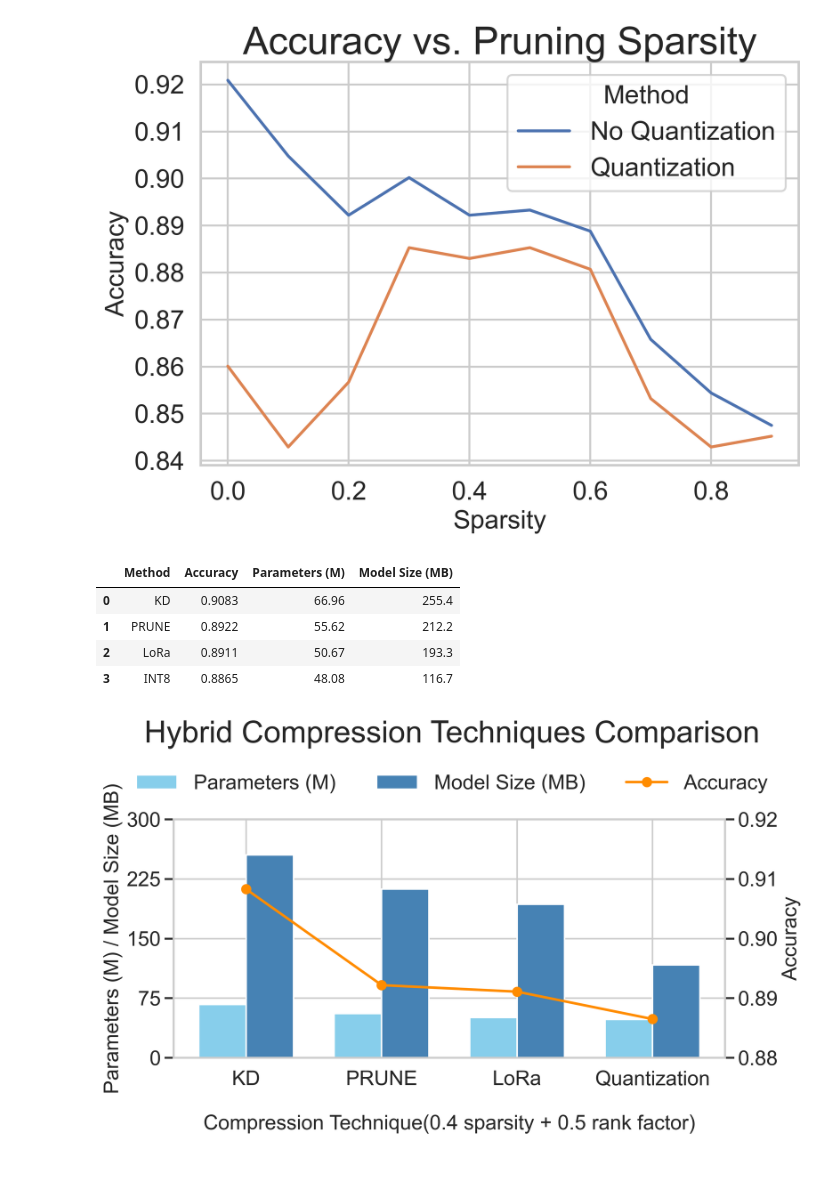
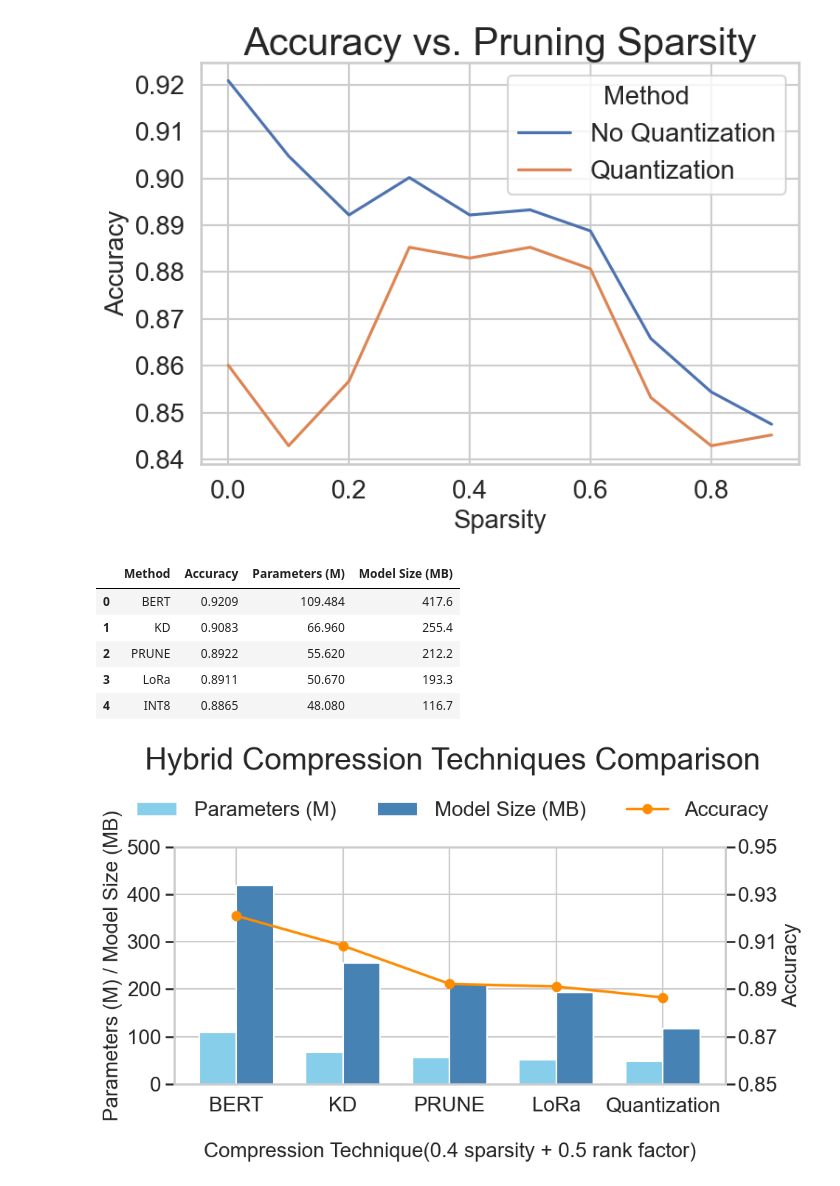
Before and after one commit to MaxZhao0325/model-compression-lab, a Jupyter notebook: visualizations/bert.ipynb, the cells around one changed output. Cells and saved outputs as stored; diff of their text form; code cells hidden in the pictures.

Commit message:
add graph for paper

```diff
--- a/visualizations/bert.ipynb
+++ b/visualizations/bert.ipynb
@@ -7,7 +7,7 @@ import pandas as pd
 # Set Seaborn theme
 sns.set(style="whitegrid", context="talk")
 font_size = 20
-dpi = 300
+dpi = 100
 # %%
 sparsity = [0.0, 0.1, 0.2, 0.3, 0.4, 0.5, 0.6, 0.7, 0.8, 0.9]
 fp32_acc = [0.9209, 0.9048, 0.8922, 0.9002, 0.8922, 0.8933, 0.8888, 0.8658, 0.8544, 0.8475]
@@ -17,10 +17,10 @@ fp32_size = [417.6, 396.0, 374.4, 352.8, 331.2, 309.6, 287.9, 266.3, 244.7, 223.
 int8_size = [173.0, 167.5, 162.1, 156.7, 151.3, 145.9, 140.5, 135.0, 129.6, 124.2]
 
 # === Hybrid methods ===
-hybrid_methods = ['KD', 'PRUNE', 'LoRa', 'INT8']
-hybrid_acc = [0.9083, 0.8922, 0.8911, 0.8865]
-hybrid_params = [66.96, 55.62, 50.67, 48.08]
-hybrid_size = [255.4, 212.2, 193.3, 116.7]
+hybrid_methods = ['BERT', 'KD', 'PRUNE', 'LoRa', 'INT8']
+hybrid_acc = [0.9209, 0.9083, 0.8922, 0.8911, 0.8865]
+hybrid_params = [109.484, 66.96, 55.62, 50.67, 48.08]
+hybrid_size = [417.6, 255.4, 212.2, 193.3, 116.7]
 
 # Sparsity-based
 df_sparsity = pd.DataFrame({
@@ -78,10 +78,11 @@ plt.show()
 df_hybrid
 # %% [output]
 |  | Method | Accuracy | Parameters (M) | Model Size (MB) |
-| 0 | KD | 0.9083 | 66.96 | 255.4 |
-| 1 | PRUNE | 0.8922 | 55.62 | 212.2 |
-| 2 | LoRa | 0.8911 | 50.67 | 193.3 |
-| 3 | INT8 | 0.8865 | 48.08 | 116.7 |
+| 0 | BERT | 0.9209 | 109.484 | 417.6 |
+| 1 | KD | 0.9083 | 66.960 | 255.4 |
+| 2 | PRUNE | 0.8922 | 55.620 | 212.2 |
+| 3 | LoRa | 0.8911 | 50.670 | 193.3 |
+| 4 | INT8 | 0.8865 | 48.080 | 116.7 |
 # %%
 bar_width = 0.35
 x = np.arange(len(df_hybrid))
@@ -97,40 +98,40 @@ ax1.bar(x + bar_width/2, df_hybrid['Model Size (MB)'], width=bar_width, label='M
 ax1.set_xlabel("\nCompression Technique(0.4 sparsity + 0.5 rank factor)", fontsize=font_size)
 ax1.set_ylabel("Parameters (M) / Model Size (MB)", fontsize=font_size)
 ax1.set_xticks(x)
-new_labels = ['KD', 'PRUNE', 'LoRa', 'Quantization']
+new_labels = ['BERT', 'KD', 'PRUNE', 'LoRa', 'Quantization']
 ax1.set_xticklabels(new_labels, fontsize=font_size)
 ax1.tick_params(axis='y', labelsize=font_size)
 ax1.set_ylim(0, 280)
 ax1.grid(True)
 
 # Right axis for accuracy
 ax2 = ax1.twinx()
 ax2.plot(x, df_hybrid['Accuracy'], color='darkorange', marker='o', linewidth=2.5, label='Accuracy')
 ax2.set_ylabel("Accuracy", fontsize=font_size)
 ax2.tick_params(axis='y', labelsize=font_size)
 ax2.grid(False)  # Disable gridlines on right axis
 
 # Align gridlines by forcing y-ticks to match
-ax1.set_yticks(np.linspace(0, 300, 5))  # Match number of grid lines with default
-ax2.set_yticks(np.linspace(0.88, 0.92, 5))
+ax1.set_yticks(np.linspace(0, 500, 6))  # Match number of grid lines with default
+ax2.set_yticks(np.linspace(0.85, 0.95, 6))
 
 # Gather and combine handles/labels from both axes
 handles1, labels1 = ax1.get_legend_handles_labels()
 handles2, labels2 = ax2.get_legend_handles_labels()
 handles = handles1 + handles2
 labels = labels1 + labels2
 
 # Add combined legend
 fig.legend(handles, labels, loc='upper center', bbox_to_anchor=(0.5, 0.9), ncol=3, fontsize=font_size, frameon=False)
 # fig.legend(handles, labels, loc='center left', fontsize=font_size, bbox_to_anchor=(1.02, 0.5), frameon=False)
 plt.tight_layout()
 
 # Title and layout
 fig.suptitle("Hybrid Compression Techniques Comparison\n", fontsize=font_size + 10)
 plt.tight_layout()
 plt.show()
 # %% [output]
-[figure, old version]
+[figure, new version]
 # %%
 data = {
     'Method': ['factor 0.25', 'factor 0.50'],
```
Also changed, not shown: parts of 1 cell of this notebook, 1 other file.
